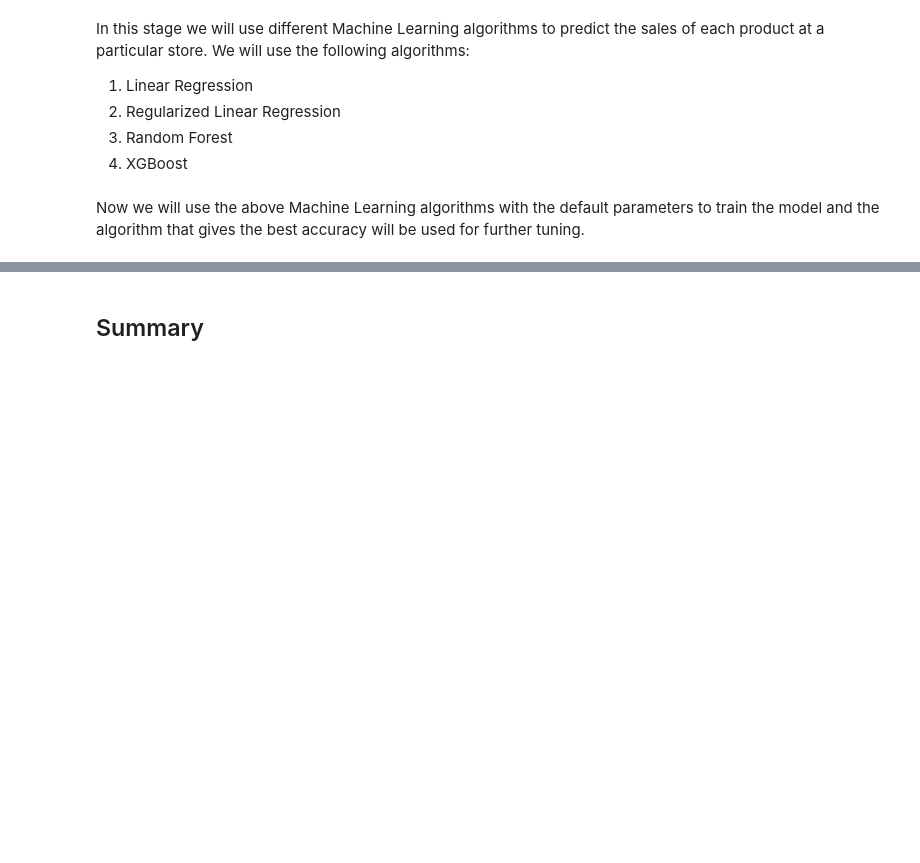
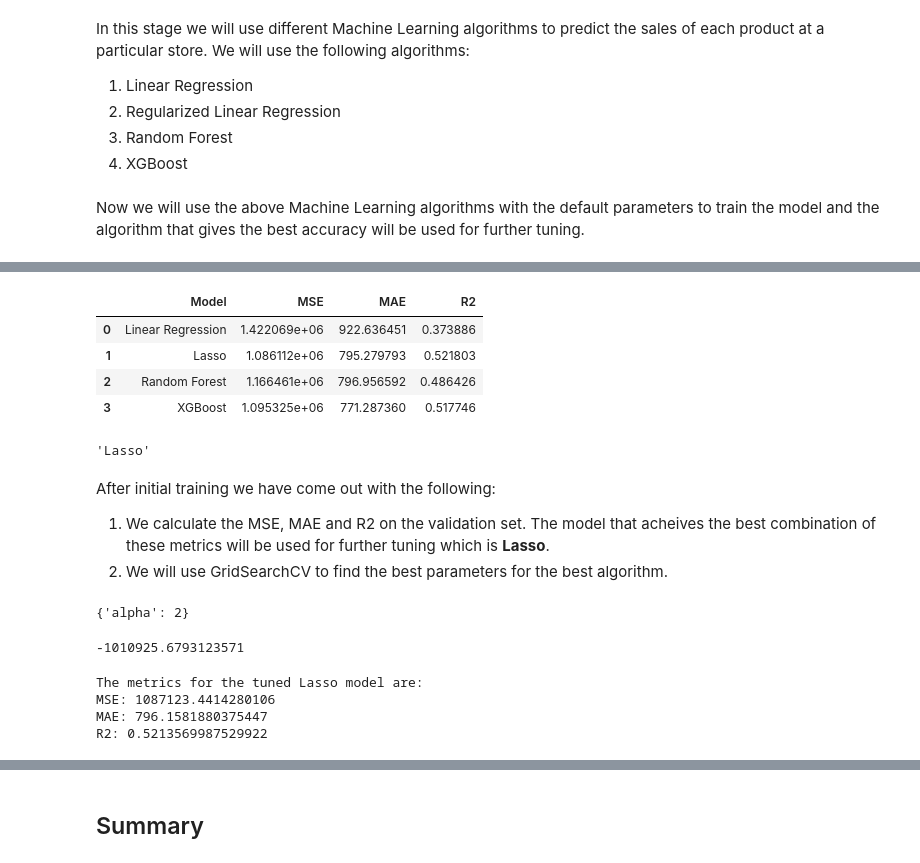
Before and after one commit to Technocolabs100/BigMart-Data-Analysis-and-Prediction, a Jupyter notebook: Mahmoud_Khaled_mahmoud.khaled12245@gmail.com.ipynb, the cells around one changed output, grey strips where cells are left out. Cells and saved outputs as stored; diff of their text form; code cells hidden in the pictures; blank space fills up the shorter version.

```diff
--- a/Mahmoud_Khaled_mahmoud.khaled12245@gmail.com.ipynb
+++ b/Mahmoud_Khaled_mahmoud.khaled12245@gmail.com.ipynb
@@ -506,0 +594,43 @@ After training the model with the default parameters, we will use GridSearchCV t
+# %%
+metrics , best_model = trainer.models_metrics(mse_values, mae_values, r2_values)
+# %%
+metrics
+# %% [output]
+|  | Model | MSE | MAE | R2 |
+| 0 | Linear Regression | 1.422069e+06 | 922.636451 | 0.373886 |
+| 1 | Lasso | 1.086112e+06 | 795.279793 | 0.521803 |
+| 2 | Random Forest | 1.166461e+06 | 796.956592 | 0.486426 |
+| 3 | XGBoost | 1.095325e+06 | 771.287360 | 0.517746 |
+# %%
+best_model
+# %% [output]
+'Lasso'
+# %% [markdown]
+After initial training we have come out with the following:
+1. We calculate the MSE, MAE and R2 on the validation set. The model that acheives the best combination of these metrics will be used for further tuning which is **Lasso**.
+2. We will use GridSearchCV to find the best parameters for the best algorithm.
+# %%
+# write grid seatch model for lasso model above only
+grid_params = {'alpha': [0.1, 0.5, 1, 2, 5, 10, 20, 50, 100]}
+grid_search = GridSearchCV(regularized_lr, grid_params, cv=5, scoring='mean_squared_error')
+grid_search.fit(X_train, y_train)
+grid_search.best_params_
+# %% [output]
+{'alpha': 2}
+# %%
+grid_search.best_score_
+# %% [output]
+-1010925.6793123571
+# %%
+# final training for lasso with best params
+regularized_lr_tuned = Lasso(alpha=grid_search.best_params_['alpha'])
+mse_value, mae_value, r2_value = trainer.train_model(regularized_lr_tuned)
+print("The metrics for the tuned Lasso model are:")
+print("MSE: {}".format(mse_value))
+print("MAE: {}".format(mae_value))
+print("R2: {}".format(r2_value))
+# %% [output]
+The metrics for the tuned Lasso model are:
+MSE: 1087123.4414280106
+MAE: 796.1581880375447
+R2: 0.5213569987529922
```
Also changed, not shown: parts of 19 cells of this notebook.
